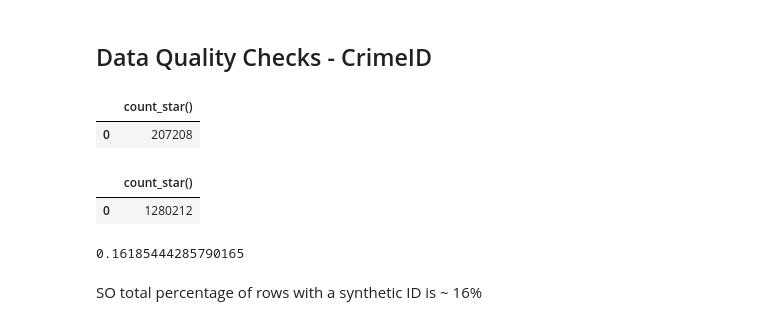
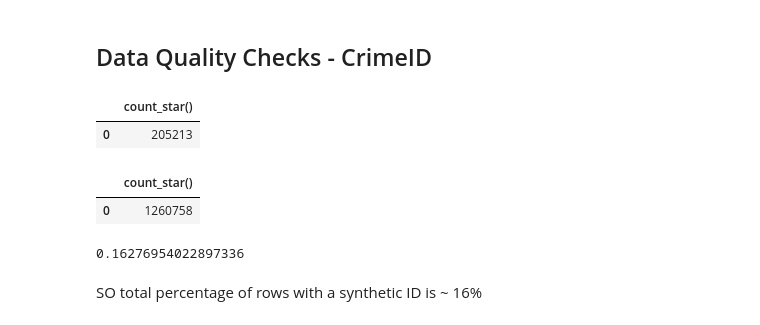
Before and after one commit to ClimatologyProjectProfile/crimetology, a Jupyter notebook: crime_weather_EDA.ipynb, the cells around one changed output. Cells and saved outputs as stored; diff of their text form; code cells hidden in the pictures.

```diff
--- a/crime_weather_EDA.ipynb
+++ b/crime_weather_EDA.ipynb
@@ -94,27 +180,31 @@ con.execute(query_head).df()
 # %%
 # syntheic Crime IDs? (Data Quality check)
 query_syn: str = f"""SELECT COUNT(*),
                        FROM read_parquet(["{file_path}",])
                        WHERE starts_with("CRIME ID", 'NO_ID_')
+                            AND "Latitude" BETWEEN 51.95 AND 53.00
+                            AND "Longitude" BETWEEN 0.30  AND 1.78;
                        """
 con.execute(query_syn).df()
-# Total all time: 207208
+# Total all time: 205213
 # %% [output]
 |  | count_star() |
-| 0 | 207208 |
+| 0 | 205213 |
 # %%
 query_all: str = f"""SELECT COUNT(*)
                        FROM read_parquet(["{file_path}",])
+                       WHERE "Latitude" BETWEEN 51.95 AND 53.00
+                         AND "Longitude" BETWEEN 0.30  AND 1.78;
                        """
 con.execute(query_all).df()
-# 1280212
+# 1260758
 # %% [output]
 |  | count_star() |
-| 0 | 1280212 |
+| 0 | 1260758 |
 # %%
-207208/1280212
+205213/1260758
 # %% [output]
-0.16185444285790165
+0.16276954022897336
 # %% [markdown]
 SO total percentage of rows with a synthetic ID is ~ 16%
 # %%
```
Also changed, not shown: parts of 21 cells of this notebook, 1 other file.
